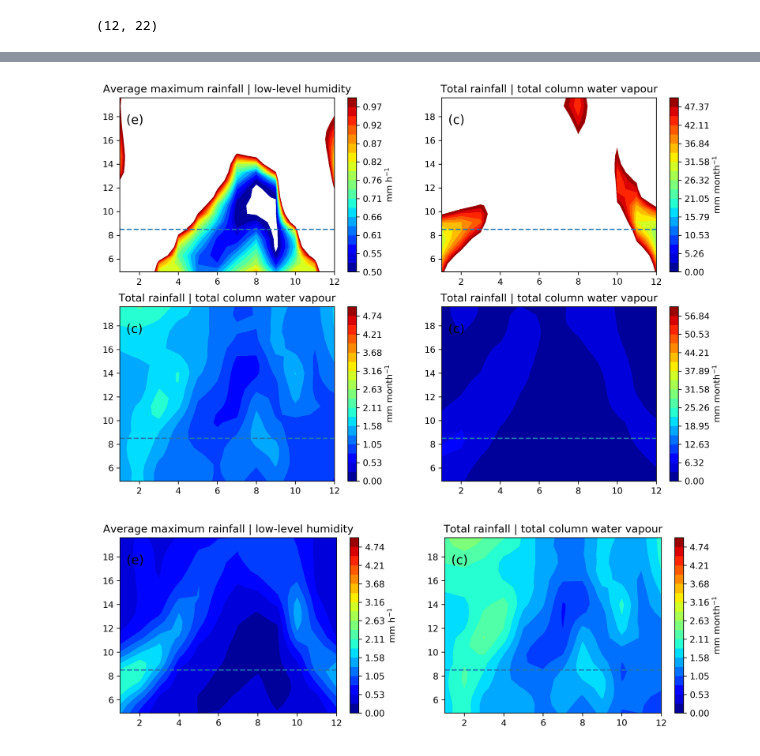
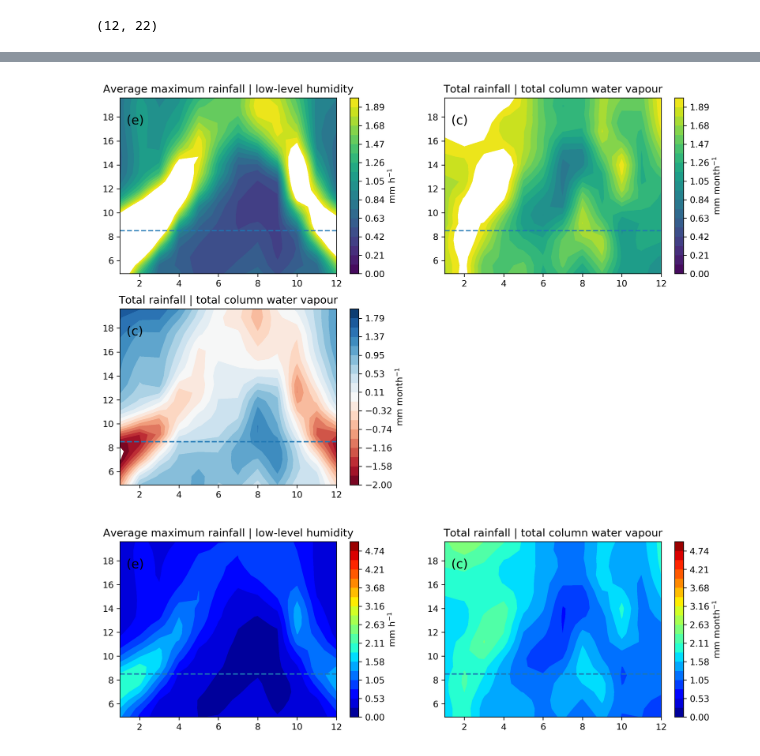
Before and after one commit to cornkle/proj_CEH, a Jupyter notebook: notebooks/CLOVER_slope_sensitivity.ipynb, the cells around one changed output, grey strips where cells are left out. Saved outputs shown, nothing was run; the diff lists cells and outputs as text; code cells hidden in the pictures.

```diff
--- a/notebooks/CLOVER_slope_sensitivity.ipynb
+++ b/notebooks/CLOVER_slope_sensitivity.ipynb
@@ -76,13 +76,13 @@ sheardiff = u_shear.groupby('time.month').std('time')
 q = era_pl['q'].sel(level=slice(900,950)).mean('level')*1000
 qdiff = q.groupby('time.month').std('time')  #.apply(lambda x: x - x.mean())
 
-tcwv = era_srfc['tcwv'].groupby('time.month').median('time')
+tcwv = era_srfc['tcwv'].groupby('time.month').std('time')
 
 theta_low = u_met.theta_e(925,era_pl['t'].sel(level=925).values-273.15,era_pl['q'].sel(level=925).values)
 theta_high = u_met.theta_e(700,era_pl['t'].sel(level=700).values-273.15,era_pl['q'].sel(level=700).values)
 thetadiff = era_srfc['t2m'].copy()
 thetadiff.values = theta_low-theta_high
-thetadiff = thetadiff.groupby('time.month').median('time')
+thetadiff = thetadiff.groupby('time.month').std('time')
 # %%
 thetadiff.shape
 # %% [output]
@@ -165,30 +159,25 @@ plt.hist(qdiff.values.flatten())
 # %%
 f = plt.figure(figsize=(12,8), dpi=300)
 ax = f.add_subplot(221)
 #contour2 = {'x' : tdiff.month.values, 'y': cape.latitude.values, 'data': q.T, 'levels': [10,12,14,14.5,15,15.2,15.5,15.7,16], 'color':'red'}
-draw_map(ax, qdiff.T.values*qslope, qdiff.month.values, qdiff.latitude.values , 0.5, 1, 20, cmap='jet',  \
+draw_map(ax, qdiff.T.values*qslope, qdiff.month.values, qdiff.latitude.values , 0, 2, 20, cmap='viridis',  \
          title=r"Average maximum rainfall | low-level humidity", text='(e)', cbar_label='mm h$^{-1}$')
+
+
+ax = f.add_subplot(223)
+draw_map(ax,sheardiff.T.values*shear_slope-qdiff.T.values*qslope, thetadiff.month.values, thetadiff.latitude.values , -2, 2,20, \
+         title='Total rainfall | total column water vapour',  text='(c)',cmap='RdBu', cbar_label='mm month$^{-1}$')
 
 
 
 ax = f.add_subplot(222)
-draw_map(ax,(sheardiff.T.values*shear_slope)/(qdiff.T.values*qslope)*100, qdiff.month.values, qdiff.latitude.values , 0, 50,20, \
-         title='Total rainfall | total column water vapour',  text='(c)',cmap='jet', cbar_label='mm month$^{-1}$')
-
-ax = f.add_subplot(223)
-draw_map(ax,sheardiff.T.values*shear_slope, thetadiff.month.values, thetadiff.latitude.values , 0, 5,20, \
-         title='Total rainfall | total column water vapour',  text='(c)',cmap='jet', cbar_label='mm month$^{-1}$')
-
-
-
-ax = f.add_subplot(224)
-draw_map(ax,sheardiff.T.values*shear_slope+qdiff.T.values*qslope, thetadiff.month.values, thetadiff.latitude.values , 0, 60,20, \
-         title='Total rainfall | total column water vapour',  text='(c)',cmap='jet', cbar_label='mm month$^{-1}$')
+draw_map(ax,sheardiff.T.values*shear_slope, thetadiff.month.values, thetadiff.latitude.values , 0, 2,20, \
+         title='Total rainfall | total column water vapour',  text='(c)',cmap='viridis', cbar_label='mm month$^{-1}$')
 
 # plt.tight_layout()
 # plt.savefig('/home/ck/DIR/cornkle/figs/CLOVER/paper1/fig2.jpg')
 # %% [output]
-[figure, old version]
+[figure, new version]
 # %%
 f = plt.figure(figsize=(12,8), dpi=300)
 ax = f.add_subplot(221)
```
Also changed, not shown: parts of 28 cells of this notebook, 9 other files.
